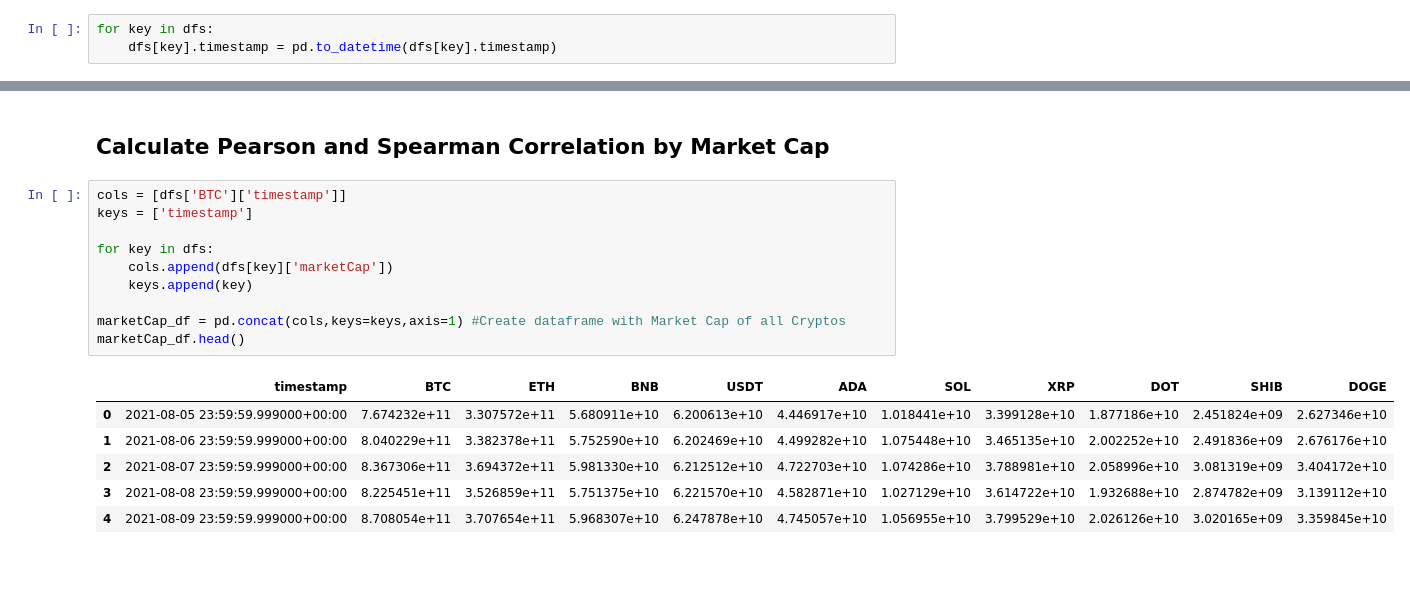
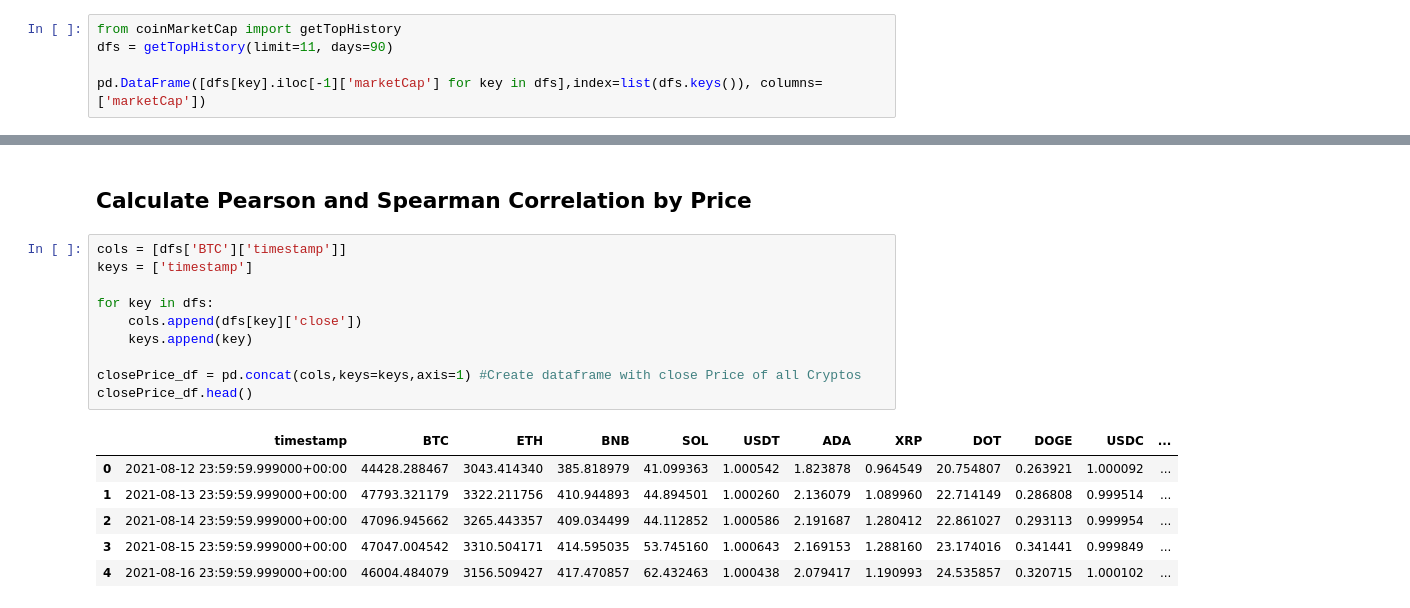
Before and after one commit to webostap/NIR, a Jupyter notebook: crypto_history.ipynb, the cells around one changed output, grey strips where cells are left out. Saved outputs shown, nothing was run; the diff lists cells and outputs as text; blank space fills up the shorter version.

```diff
--- a/crypto_history.ipynb
+++ b/crypto_history.ipynb
@@ -61,3 +8,5 @@ dfs['BTC'].head()
-# %%
-for key in dfs:
-    dfs[key].timestamp = pd.to_datetime(dfs[key].timestamp)
+# %%
+from coinMarketCap import getTopHistory
+dfs = getTopHistory(limit=11, days=90)
+
+pd.DataFrame([dfs[key].iloc[-1]['marketCap'] for key in dfs],index=list(dfs.keys()), columns=['marketCap'])
@@ -64,22 +26,22 @@ for key in dfs:
 # %% [markdown]
-<h2>Calculate Pearson and Spearman Correlation by Market Cap</h2>
+<h2>Calculate Pearson and Spearman Correlation by Price</h2>
 # %%
 cols = [dfs['BTC']['timestamp']]
 keys = ['timestamp']
 
 for key in dfs:
-    cols.append(dfs[key]['marketCap'])
+    cols.append(dfs[key]['close'])
     keys.append(key)
 
-marketCap_df = pd.concat(cols,keys=keys,axis=1) #Create dataframe with Market Cap of all Cryptos
-marketCap_df.head()
+closePrice_df = pd.concat(cols,keys=keys,axis=1) #Create dataframe with close Price of all Cryptos
+closePrice_df.head()
 # %% [output]
-|  | timestamp | BTC | ETH | BNB | USDT | ADA | SOL | XRP | DOT | SHIB | DOGE |
-| 0 | 2021-08-05 23:59:59.999000+00:00 | 7.674232e+11 | 3.307572e+11 | 5.680911e+10 | 6.200613e+10 | 4.446917e+10 | 1.018441e+10 | 3.399128e+10 | 1.877186e+10 | 2.451824e+09 | 2.627346e+10 |
-| 1 | 2021-08-06 23:59:59.999000+00:00 | 8.040229e+11 | 3.382378e+11 | 5.752590e+10 | 6.202469e+10 | 4.499282e+10 | 1.075448e+10 | 3.465135e+10 | 2.002252e+10 | 2.491836e+09 | 2.676176e+10 |
-| 2 | 2021-08-07 23:59:59.999000+00:00 | 8.367306e+11 | 3.694372e+11 | 5.981330e+10 | 6.212512e+10 | 4.722703e+10 | 1.074286e+10 | 3.788981e+10 | 2.058996e+10 | 3.081319e+09 | 3.404172e+10 |
-| 3 | 2021-08-08 23:59:59.999000+00:00 | 8.225451e+11 | 3.526859e+11 | 5.751375e+10 | 6.221570e+10 | 4.582871e+10 | 1.027129e+10 | 3.614722e+10 | 1.932688e+10 | 2.874782e+09 | 3.139112e+10 |
-| 4 | 2021-08-09 23:59:59.999000+00:00 | 8.708054e+11 | 3.707654e+11 | 5.968307e+10 | 6.247878e+10 | 4.745057e+10 | 1.056955e+10 | 3.799529e+10 | 2.026126e+10 | 3.020165e+09 | 3.359845e+10 |
+|  | timestamp | BTC | ETH | BNB | SOL | USDT | ADA | XRP | DOT | DOGE | USDC | ... |
+| 0 | 2021-08-12 23:59:59.999000+00:00 | 44428.288467 | 3043.414340 | 385.818979 | 41.099363 | 1.000542 | 1.823878 | 0.964549 | 20.754807 | 0.263921 | 1.000092 | ... |
+| 1 | 2021-08-13 23:59:59.999000+00:00 | 47793.321179 | 3322.211756 | 410.944893 | 44.894501 | 1.000260 | 2.136079 | 1.089960 | 22.714149 | 0.286808 | 0.999514 | ... |
+| 2 | 2021-08-14 23:59:59.999000+00:00 | 47096.945662 | 3265.443357 | 409.034499 | 44.112852 | 1.000586 | 2.191687 | 1.280412 | 22.861027 | 0.293113 | 0.999954 | ... |
+| 3 | 2021-08-15 23:59:59.999000+00:00 | 47047.004542 | 3310.504171 | 414.595035 | 53.745160 | 1.000643 | 2.169153 | 1.288160 | 23.174016 | 0.341441 | 0.999849 | ... |
+| 4 | 2021-08-16 23:59:59.999000+00:00 | 46004.484079 | 3156.509427 | 417.470857 | 62.432463 | 1.000438 | 2.079417 | 1.190993 | 24.535857 | 0.320715 | 1.000102 | ... |
 # %%
 fig, (ax1, ax2) = plt.subplots(1, 2, sharex=True, figsize=(17,7))
 
```
Also changed, not shown: parts of 9 cells of this notebook, 1 other file.
